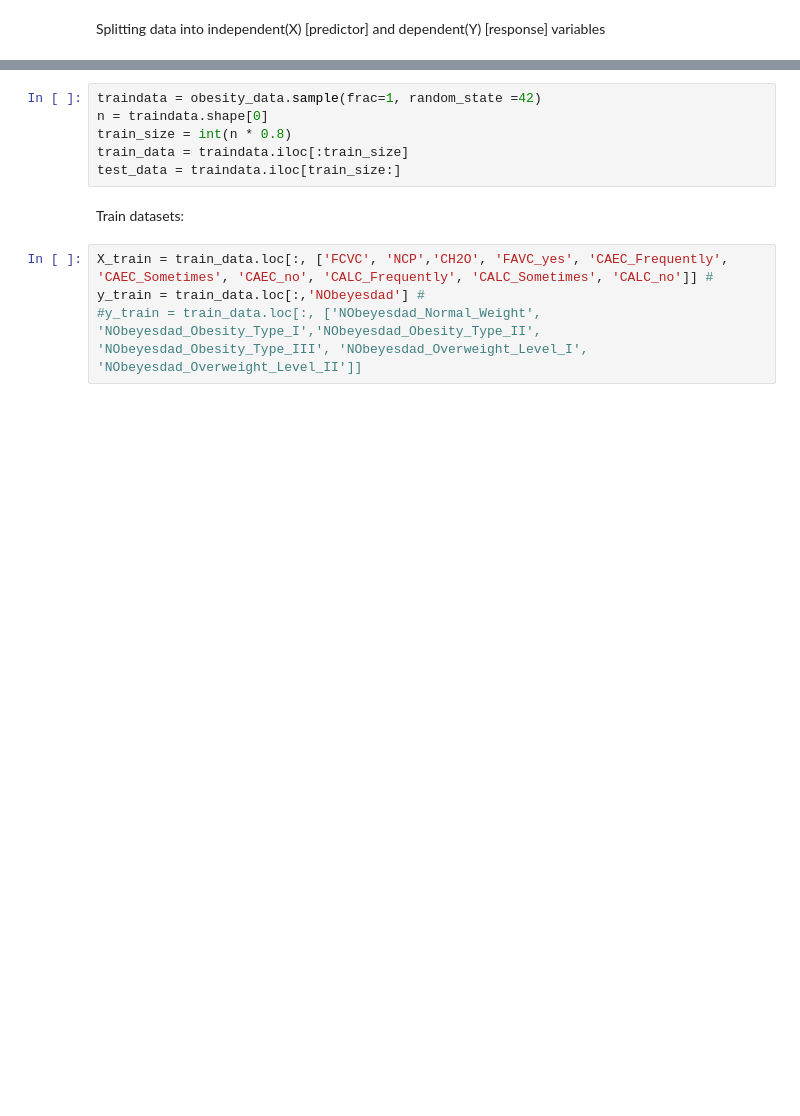
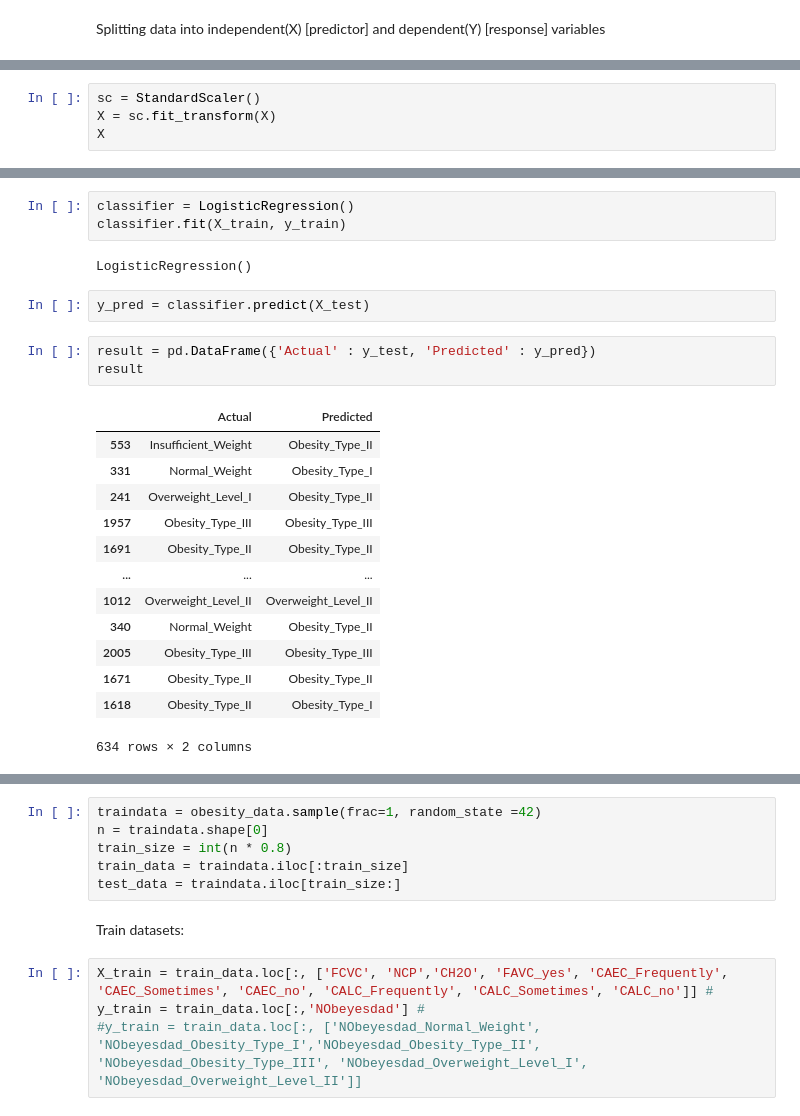
Before and after one commit to nellyzulkiflee/SC1015_Project_2023, a Jupyter notebook: logistic_regression.ipynb, the cells around one changed output, grey strips where cells are left out. Drawn from its saved outputs; the diff is of its cells as text; blank space fills up the shorter version.

```diff
--- a/logistic_regression.ipynb
+++ b/logistic_regression.ipynb
@@ -228,0 +259,4 @@ Splitting data into independent(X) [predictor] and dependent(Y) [response] varia
+# %%
+sc = StandardScaler()
+X = sc.fit_transform(X)
+X
@@ -228,0 +289,24 @@ Splitting data into independent(X) [predictor] and dependent(Y) [response] varia
+# %%
+classifier = LogisticRegression()
+classifier.fit(X_train, y_train)
+# %% [output]
+LogisticRegression()
+# %%
+y_pred = classifier.predict(X_test)
+# %%
+result = pd.DataFrame({'Actual' : y_test, 'Predicted' : y_pred})
+result
+# %% [output]
+|  | Actual | Predicted |
+| 553 | Insufficient_Weight | Obesity_Type_II |
+| 331 | Normal_Weight | Obesity_Type_I |
+| 241 | Overweight_Level_I | Obesity_Type_II |
+| 1957 | Obesity_Type_III | Obesity_Type_III |
+| 1691 | Obesity_Type_II | Obesity_Type_II |
+| ... | ... | ... |
+| 1012 | Overweight_Level_II | Overweight_Level_II |
+| 340 | Normal_Weight | Obesity_Type_II |
+| 2005 | Obesity_Type_III | Obesity_Type_III |
+| 1671 | Obesity_Type_II | Obesity_Type_II |
+| 1618 | Obesity_Type_II | Obesity_Type_I |
+634 rows × 2 columns
```
Also changed, not shown: parts of 12 cells of this notebook.
